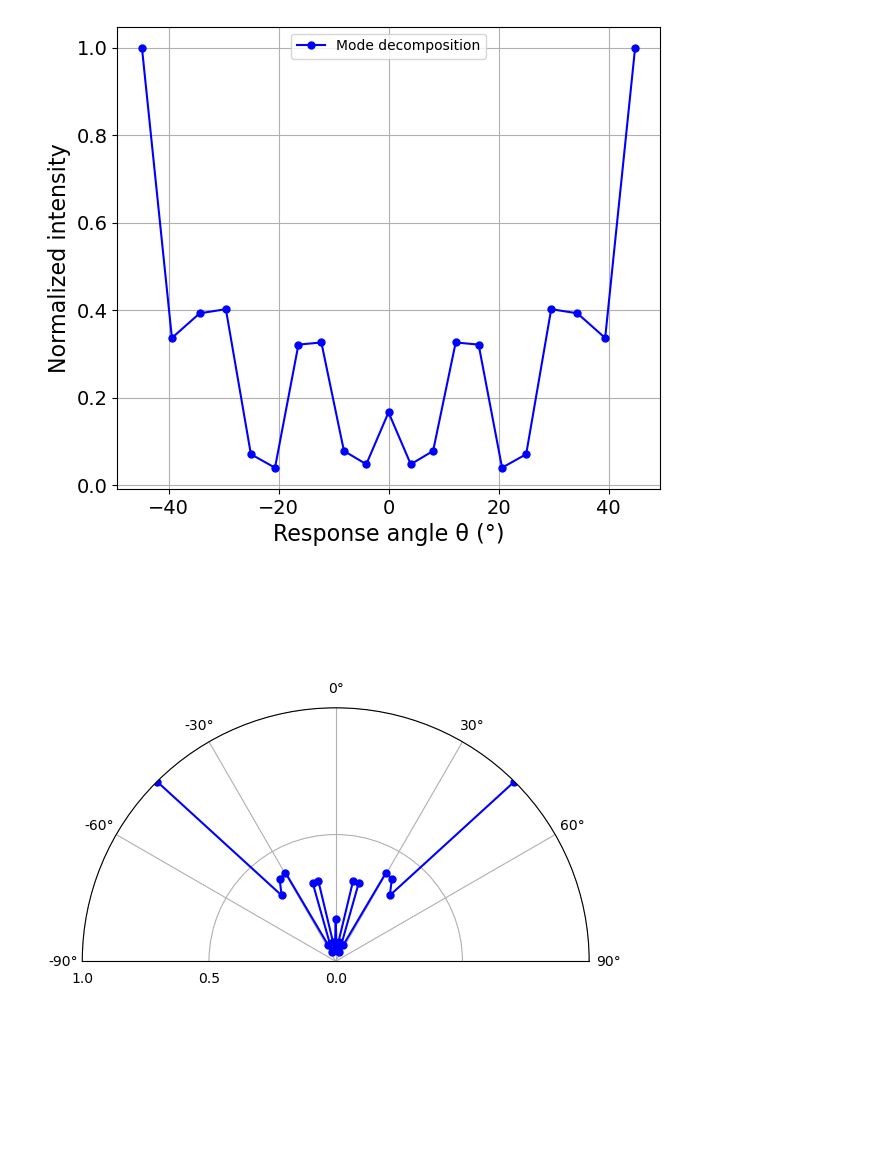
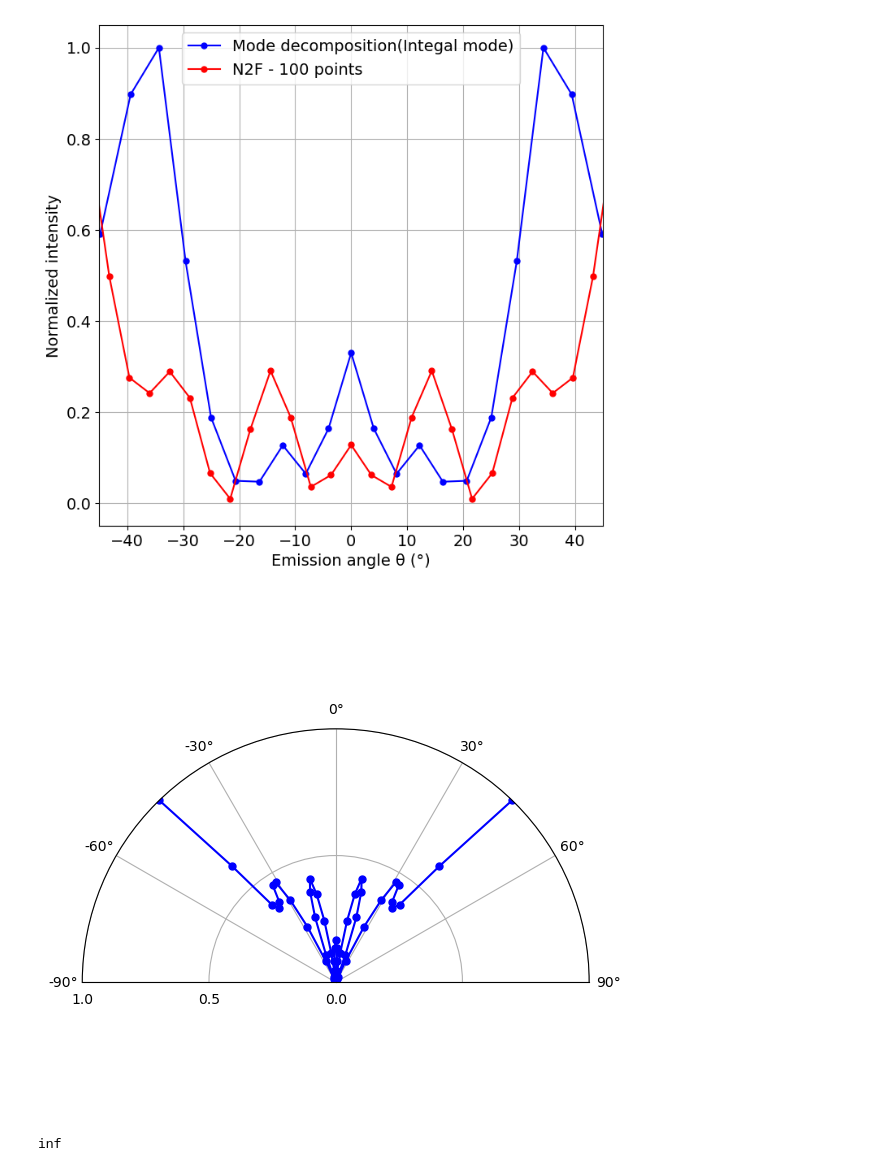
Before and after one commit to M2nion/EIDL, a Jupyter notebook: Tool/Meep/LGD/LGD setup/Mode decomposition/Kyungmin/2025/08/05/Singlelayer/Mode decomposition/FOM fourier field/OLED_Singlelayer_modedecomposition_structureo.ipynb, the cells around one changed output. Cells and saved outputs as stored; diff of their text form; code cells hidden in the pictures; blank space fills up the shorter version.

```diff
--- a/Tool/Meep/LGD/LGD setup/Mode decomposition/Kyungmin/2025/08/05/Singlelayer/Mode decomposition/FOM fourier field/OLED_Singlelayer_modedecomposition_structureo.ipynb
+++ b/Tool/Meep/LGD/LGD setup/Mode decomposition/Kyungmin/2025/08/05/Singlelayer/Mode decomposition/FOM fourier field/OLED_Singlelayer_modedecomposition_structureo.ipynb
@@ -70,8 +70,8 @@ boundary_layers = [
 ]
 # %%
 # 셀 크기 설정
-# cell_size = mp.Vector3(Sx*3, Sy)
-cell_size = mp.Vector3(width_bot_ag*3, Sy)
+decom_size = width_bot_ag*3
+cell_size = mp.Vector3(decom_size, Sy)
 
 # 기본 지오메트리 정의
 geometry = [
@@ -197,7 +197,7 @@ sims = [
 ]
 
 monitor_position_J = mp.Vector3(0, center_y_monitor_position)
-monitor_size = mp.Vector3(width_bot_ag*3, 0)
+monitor_size = mp.Vector3(decom_size, 0)
 
 dft_monitor = sims[0].add_dft_fields([mp.Ez], fcen,0,1, center = monitor_position_J, size = monitor_size, yee_grid=True)
 
@@ -233,7 +233,7 @@ Warning: grid volume is not an integer number of pixels; cell size will be round
 
 # sims[0].run(until_after_sources = mp.stop_when_dft_decayed())
 # sims[0].run(until_after_sources=mp.stop_when_dft_decayed())
-sims[0].run(until=200)
+sims[0].run(until=300)
 Ez_dft =sims[0].get_dft_array(dft_monitor,mp.Ez,0)
 
 sims[0].plot2D()
@@ -449,5 +354,4 @@ NameError: name 'N' is not defined
 # %%
-
 N         = len(Ez_dft)
 dx        = 1.0 / resolution
 E_k       = np.fft.fftshift(np.fft.fft(Ez_dft)) / N
@@ -458,55 +362,43 @@ k0 = 2 * np.pi * fcen
 
 ratio      = kx / k0
 ratio_clip = np.clip(ratio, -1.0, 1.0)
 theta_deg  = np.degrees(np.arcsin(ratio_clip))
 
 P_fft = np.abs(E_k)**2 * (k0 * np.cos(np.radians(theta_deg)))
 
-angle_min = -45
-angle_max =  45
+angle_min = -90
+angle_max =  90
 mask      = (theta_deg >= angle_min) & (theta_deg <= angle_max)
 
 theta_sel  = theta_deg[mask]
 P_fft_sel  = P_fft[mask]
 P_fft_sel /= np.max(P_fft_sel)
 
-# plt.figure(figsize=(6,6))
-# plt.plot(theta_sel, P_fft_sel, 'bo-', markersize=5,)
-# # plt.plot(k_angle, k, 'r-', markersize=5, label = "Near2Far")
-
-# plt.xlabel("Response angle θ (°)", fontsize=16)
-# plt.ylabel("Normalized intensity", fontsize=16)
-# plt.xlim(angle_min, angle_max)
-# plt.xticks(fontsize=14)
-# plt.yticks(fontsize=14)
-# plt.grid(True)
-# plt.legend()
-# plt.show()
-plt.figure(figsize=(7,6))
+plt.figure(figsize=(8,8))
 plt.plot(
     theta_sel,
     P_fft_sel,
     linestyle='-',
     # linestyle='none',
     marker='o',
     markersize=5,
     color='blue',            # 선 색 지정
     markeredgecolor='blue',  # 마커 테두리 색
     # markerfacecolor='none',  # 마커 내부 빈칸
-    label='Mode decomposition'
+    label='Mode decomposition(Integal mode)'
 )
 # plt.title("[ -30° ~ +30° ]", fontsize = 20)
-# plt.plot(k_angle, k, 'ro-', markersize=5, label = "Near2Far")
-plt.xlabel("Response angle θ (°)", fontsize=16)
-plt.ylabel("Normalized intensity", fontsize=16)
-# plt.xlim(angle_min, angle_max)
+plt.plot(p_angle, p, 'ro-', markersize=5, label = "N2F - 100 points")
+plt.xlabel("Emission angle θ (°)", fontsize=14)
+plt.ylabel("Normalized intensity", fontsize=14)
+plt.xlim(-45, 45)
 plt.xticks(fontsize=14)
 plt.yticks(fontsize=14)
 plt.grid(True)
-plt.legend()
+plt.legend(fontsize = 14)
 plt.show()
 # %% [output]
-[figure, old version]
+[figure, new version]
 # %%
 import numpy as np
 import matplotlib.pyplot as plt
@@ -564,7 +456,12 @@ ax.grid(True)
 plt.tight_layout()
 plt.show()
 # %% [output]
-[figure, old version]
+[figure, new version]
+# %%
+import numpy as np
+np.inf
+# %% [output]
+inf
 # %%
 # ================= 물리적 회절차수 스펙트럼(분수/정수) + ANGLE MASK =================
 import numpy as np
```
Also changed, not shown: parts of 13 cells of this notebook, 11 other files.
